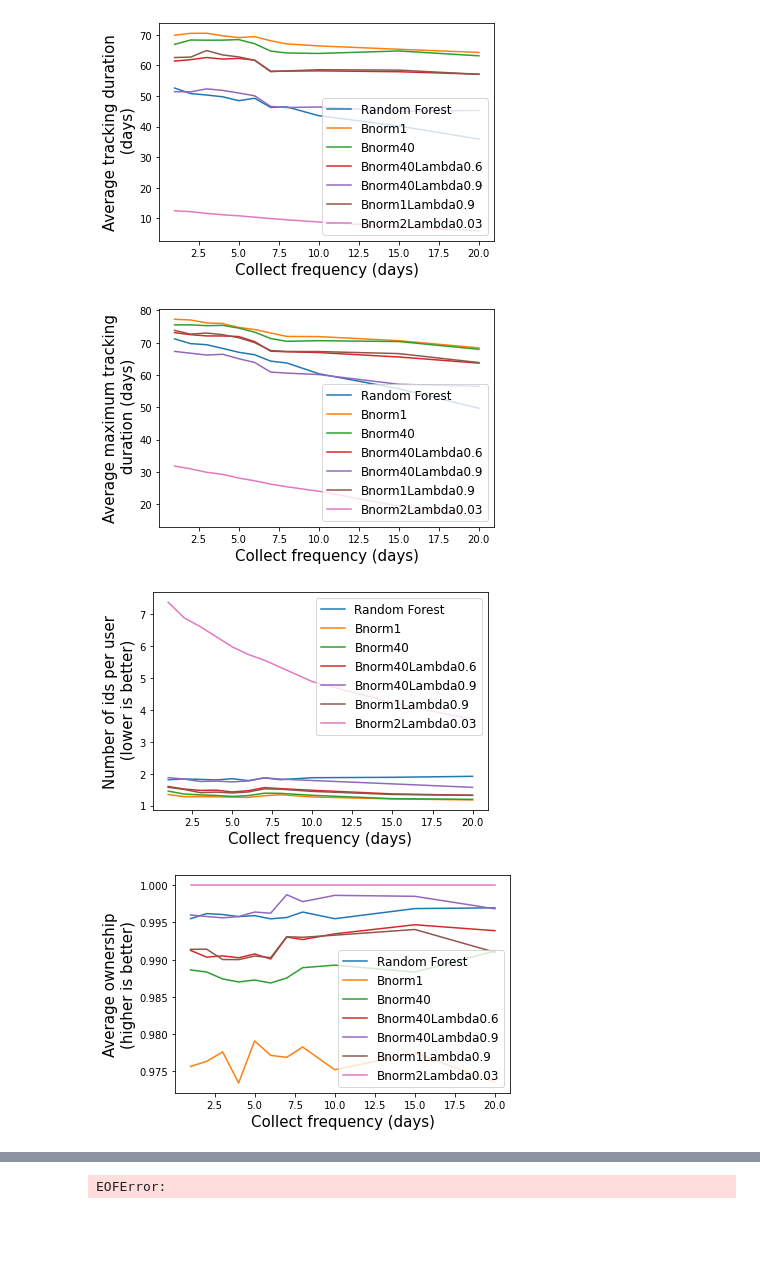
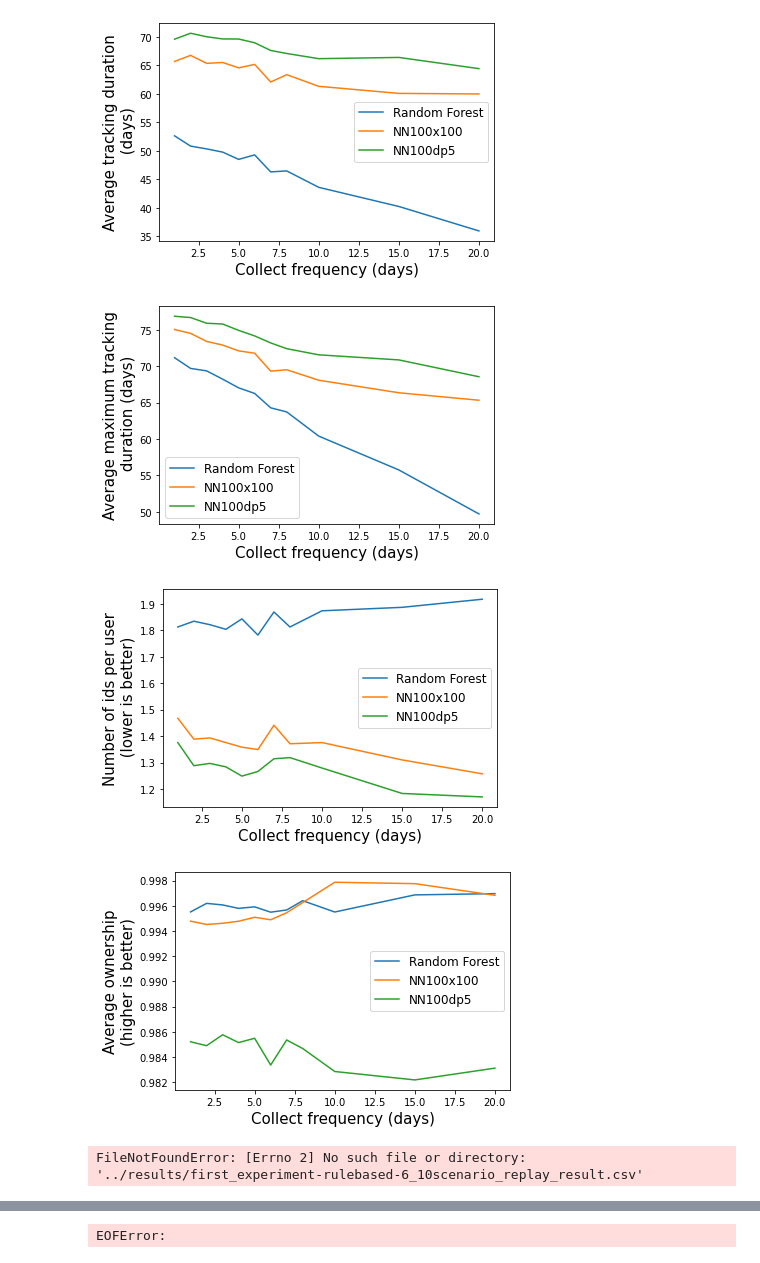
Before and after one commit to wzhang2022/FPStalker-1, a Jupyter notebook: notebooks/results_analysis.ipynb, the cells around one changed output, grey strips where cells are left out. Saved outputs shown, nothing was run; the diff lists cells and outputs as text; code cells hidden in the pictures; blank space fills up the shorter version.

Commit message:
new models
100x100 dropout 0.5 outperforms random forest

```diff
--- a/notebooks/results_analysis.ipynb
+++ b/notebooks/results_analysis.ipynb
@@ -116,43 +116,56 @@ def plot_data_from_list(df_label_list):
                 './raw_days_frequency.pdf')
 
     # plot 2: nb_days vs max_chain_ratio
     plot_data(df_label_list, "nb_days", "max_chain_ratio",
                 'Collect frequency (days)', 'Average maximum tracking\n duration (days)',
                 './raw_max_days_frequency.pdf')
 
     # plot 3: nb_days vs nb_day_to_nb_ids_user
     plot_data(df_label_list, "nb_days", "nb_days_to_nb_ids_user",
                 'Collect frequency (days)', 'Number of ids per user\n (lower is better)',
                 './raw_max_days_frequency.pdf')
 
     # plot 4: nb_days vs ownership
     plot_data(df_label_list, "nb_days", "ownership",
                 'Collect frequency (days)', 'Average ownership\n(higher is better)',
                 './ownership_frequency.pdf')
 
 # df_eck = process_results_replay("logreg", "eckersley", 6)
 # df_rule = process_results_replay("logreg", "rulebased", 6)
 df_ml = process_results_replay("randforest", "hybridalgo", 6)
 wbnorm1 = process_results_replay("wBatchNorm1", 'hybridalgo', 6)
 wbnorm20 = process_results_replay("wBatchNorm20", 'hybridalgo', 6)
 wbnorm40 = process_results_replay("wBatchNorm40", 'hybridalgo', 6)
 testbestlambdabatchnorm = process_results_replay("testbestlambdabatchnorm", 'hybridalgo', 6)
 wbnorm3 = process_results_replay("wBatchNorm3", 'hybridalgo', 6)
 batch09 = process_results_replay("batchnormlam.9", 'hybridalgo', 6)
 bnorm1lam09 = process_results_replay("bnorm1lam09", 'hybridalgo', 6)
-bnorm2lam003 = process_results_replay("bnorm2lam003", 'hybridalgo', 6)
+wBatchNorm2 = process_results_replay("wBatchNorm2", 'hybridalgo', 6)
+nn100x100 = process_results_replay('nn100x100', 'hybridalgo', 6)
+best2node = process_results_replay('nn60x60', 'hybridalgo', 6)
+nn100x100dp5 = process_results_replay('nn100x100dp5', 'hybridalgo', 6)
+
+# plot_data_from_list([(df_ml, "Random Forest"),
+#                     (wbnorm1, "Bnorm1"), (wbnorm40, "Bnorm40"),
+#                     (testbestlambdabatchnorm, "Bnorm40Lambda0.6"),
+#                     (batch09, "Bnorm40Lambda0.9"),
+#                     (bnorm1lam09, "Bnorm1Lambda0.9"),
+#                     (wBatchNorm2, "Bnorm2"),
+#                     (nn100x100, "NN100x100")])
+
+# plot_data_from_list([(df_ml, "Random Forest"),
+#                     (batch09, "Bnorm40Lambda0.9"),
+#                     (nn100x100, "NN100x100"),
+#                     (best2node, 'best 2 node')])
 
 plot_data_from_list([(df_ml, "Random Forest"),
-                    (wbnorm1, "Bnorm1"), (wbnorm40, "Bnorm40"),
-                    (testbestlambdabatchnorm, "Bnorm40Lambda0.6"),
-                    (batch09, "Bnorm40Lambda0.9"),
-                    (bnorm1lam09, "Bnorm1Lambda0.9"),
-                    (bnorm2lam003, "Bnorm2Lambda0.03")])
+                    (nn100x100, "NN100x100"),
+                    (nn100x100dp5, "NN100dp5")])
 # %% [output]
-[figure, old version]
+[figure, new version]
-[figure, old version]
+[figure, new version]
-[figure, old version]
+[figure, new version]
-[figure, old version]
+[figure, new version]
 # %%
 file_names = os.listdir("../results/")
 nb_days_to_tracking_time = dict()
@@ -166,7 +179,7 @@ nb_days_to_acc = dict()
 nb_days_to_nb_ids_user = dict()
 
 
-prefix_file="eck"
+prefix_file="NN100dp5"
 # file format:
 # {exp_name}-{algo}-{minimum_fp}_{collect_frequency}{-res1/-res2/scenario_replay_result}.csv
 for file_name in file_names:
@@ -204,8 +217,10 @@ for file_name in file_names:
             nb_days_to_length_chain[nb_days] = np.mean(df["nb_fingerprints"])
         elif "replay" in file_name:
             nb_days_to_nb_fps[nb_days] = len(df)
-# df = pd.read_csv("../results/%s" % "first_experiment-rulebased-6_10scenario_replay_result.csv")
-# df
+df = pd.read_csv("../results/%s" % "first_experiment-rulebased-6_10scenario_replay_result.csv")
+df
+# %% [output]
+FileNotFoundError: [Errno 2] No such file or directory: '../results/first_experiment-rulebased-6_10scenario_replay_result.csv'
 # %%
 def get_results_details(prefix_file):
     file_names = os.listdir("../results/")
```
Also changed, not shown: parts of 1 cell of this notebook, 19 other files.
